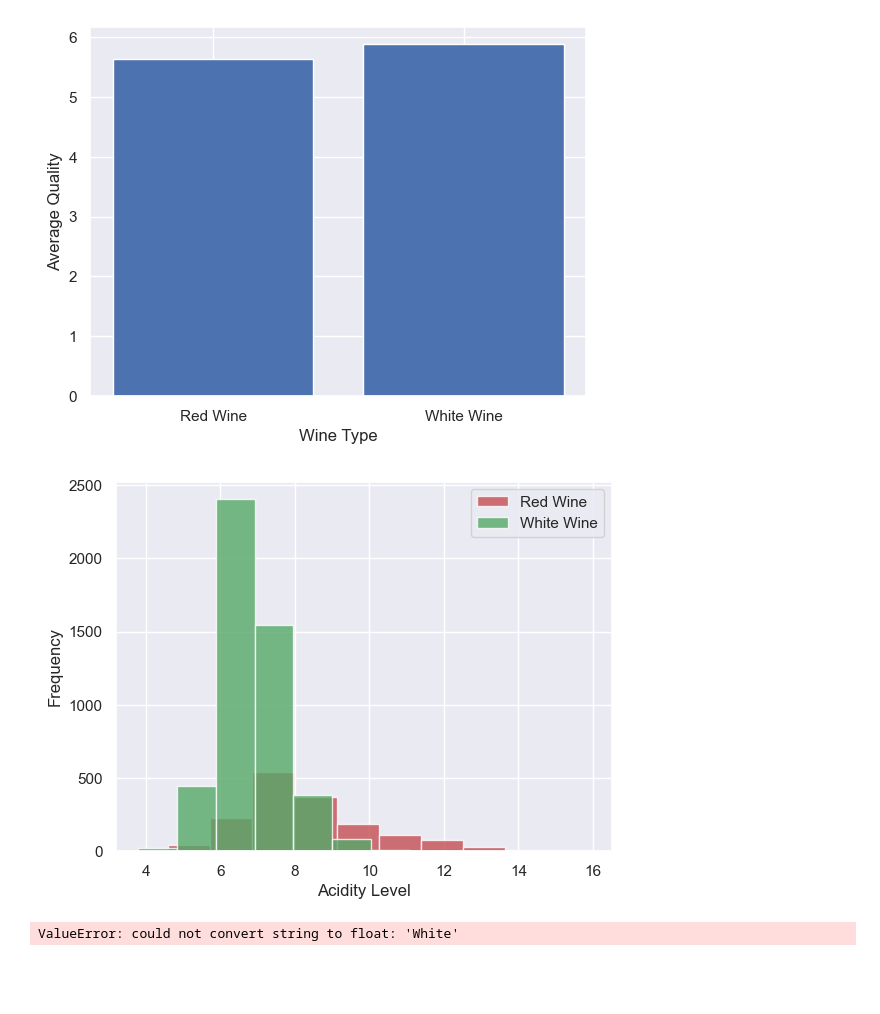
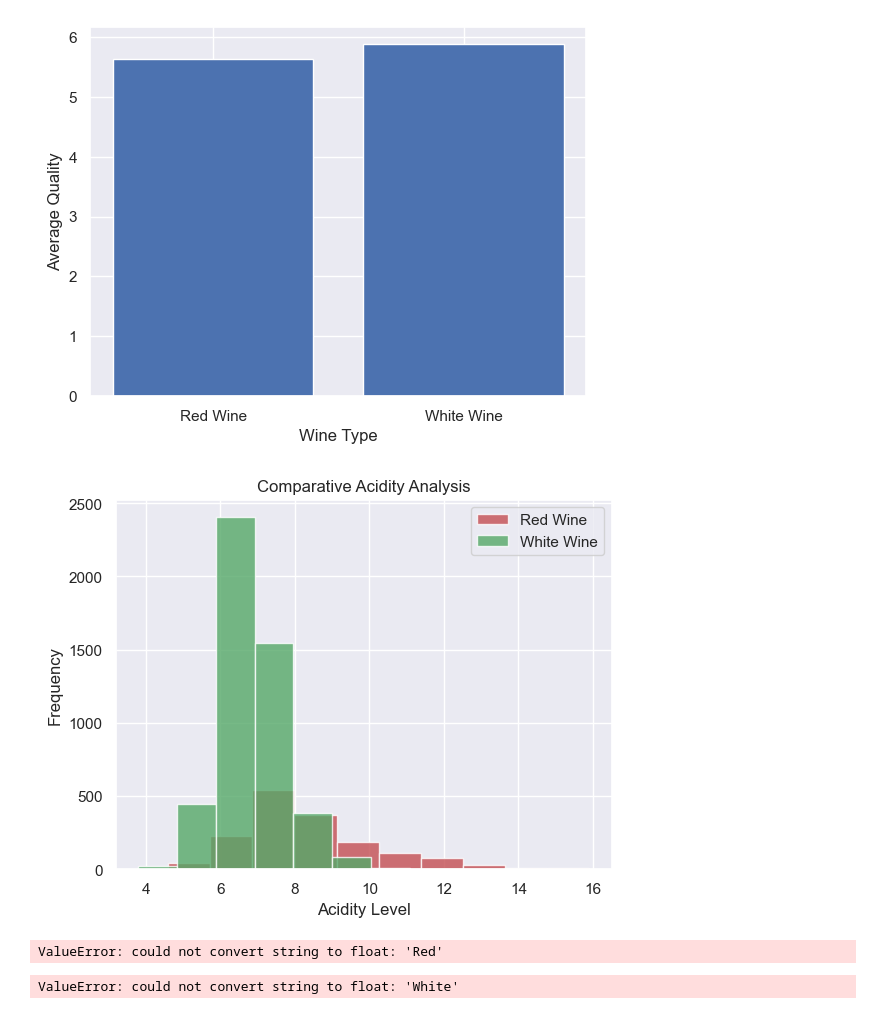
Before and after one commit to Sudha25a/Projects-2, a Jupyter notebook: Wine_projectF.ipynb, the cells around one changed output. Saved outputs shown, nothing was run; the diff lists cells and outputs as text; code cells hidden in the pictures; blank space fills up the shorter version.

```diff
--- a/Wine_projectF.ipynb
+++ b/Wine_projectF.ipynb
@@ -225,14 +225,29 @@ plt.show()
 # %%
 # Histogram
 # Create a histogram of acidity levels
 plt.hist(Redwine['fixed acidity'], label='Red Wine', color= 'r', alpha=0.8)
 plt.hist(Whitewine['fixed acidity'], label='White Wine',color='g', alpha=0.8)
+plt.title('Comparative Acidity Analysis')
 plt.xlabel('Acidity Level')
 plt.ylabel('Frequency')
 plt.legend()
 plt.show()
 # %% [output]
-[figure, old version]
+[figure, new version]
+# %%
+# Create a correlation matrix for red wine features
+corr_matrix_red= Redwine.corr()
+sns.heatmap(corr_matrix_red, annot=True, cmap='coolwarm', square=True)
+# plt.title('Red Wine Correlation Matrix')
+# plt.show()
+
+# Create a correlation matrix for white wine features
+corr_matrix_white = Whitewine.corr()
+sns.heatmap(corr_matrix_white, annot=True, cmap='coolwarm', square=True)
+# plt.title('White Wine Correlation Matrix')
+# plt.show()
+# %% [output]
+ValueError: could not convert string to float: 'Red'
 # %%
 # Create a correlation matrix for red wine features
 # corr_matrix_red = Redwine.corr()
```
Also changed, not shown: parts of 1 cell of this notebook.
